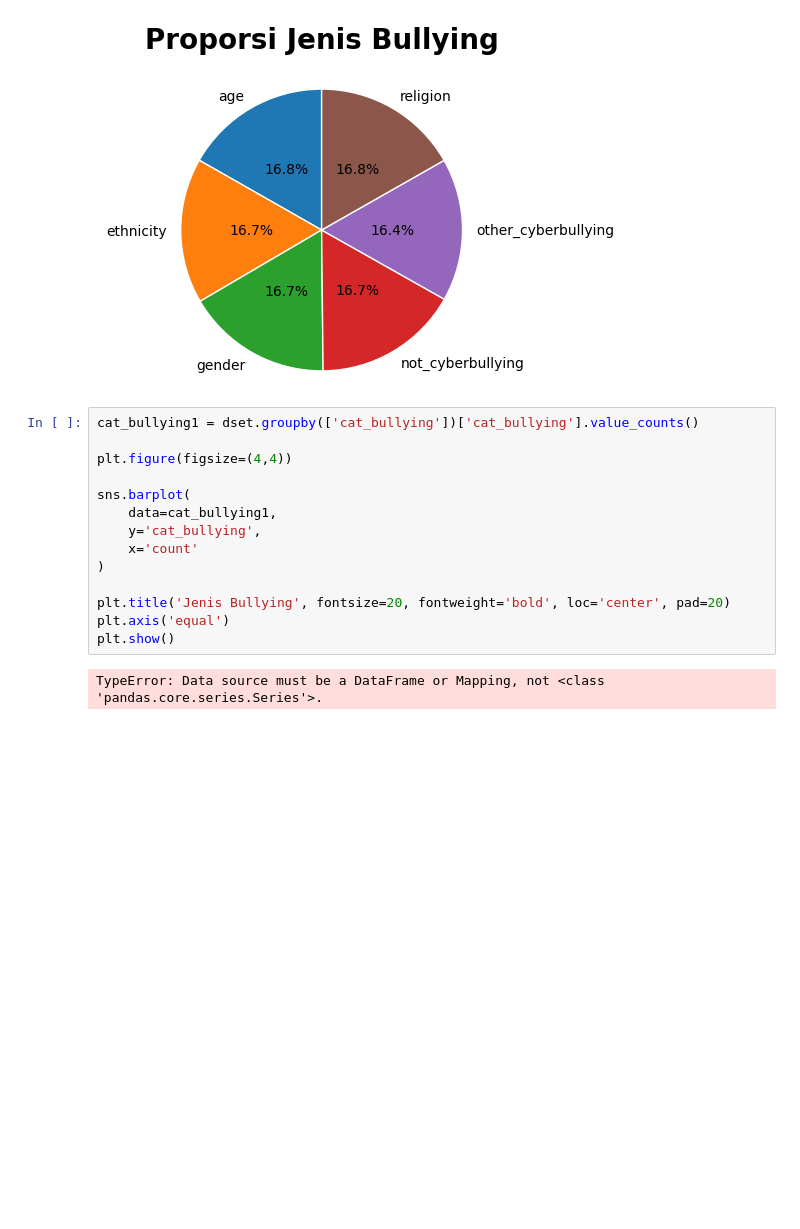
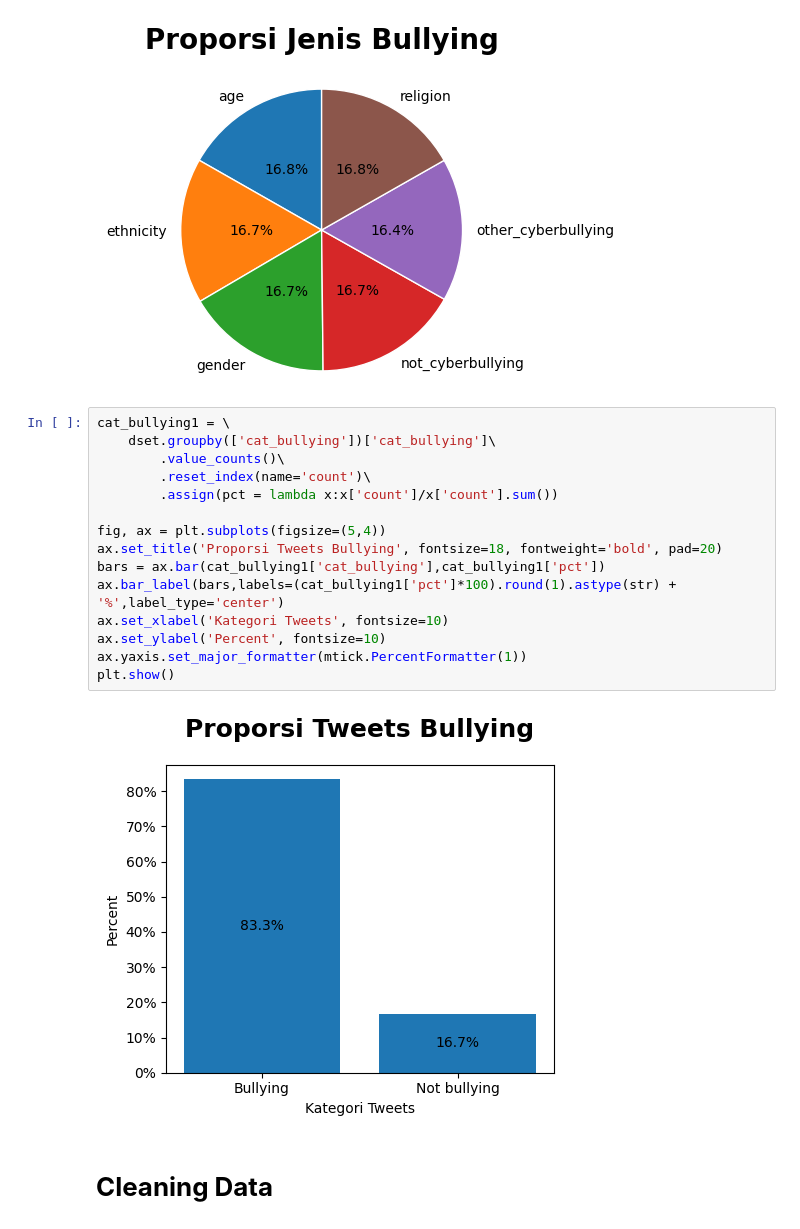
Before and after one commit to ferdycov/calsify_bullying, a Jupyter notebook: dev.ipynb, the cells around one changed output. Saved outputs shown, nothing was run; the diff lists cells and outputs as text; blank space fills up the shorter version.

```diff
--- a/dev.ipynb
+++ b/dev.ipynb
@@ -174,18 +160,21 @@ plt.show()
 # %% [output]
 [figure]
 # %%
-cat_bullying1 = dset.groupby(['cat_bullying'])['cat_bullying'].value_counts()
+cat_bullying1 = \
+    dset.groupby(['cat_bullying'])['cat_bullying']\
+        .value_counts()\
+        .reset_index(name='count')\
+        .assign(pct = lambda x:x['count']/x['count'].sum())
 
-plt.figure(figsize=(4,4))
-
-sns.barplot(
-    data=cat_bullying1,
-    y='cat_bullying',
-    x='count'
-)
-
-plt.title('Jenis Bullying', fontsize=20, fontweight='bold', loc='center', pad=20)
-plt.axis('equal')
+fig, ax = plt.subplots(figsize=(5,4))
+ax.set_title('Proporsi Tweets Bullying', fontsize=18, fontweight='bold', pad=20)
+bars = ax.bar(cat_bullying1['cat_bullying'],cat_bullying1['pct'])
+ax.bar_label(bars,labels=(cat_bullying1['pct']*100).round(1).astype(str) + '%',label_type='center')
+ax.set_xlabel('Kategori Tweets', fontsize=10)
+ax.set_ylabel('Percent', fontsize=10)
+ax.yaxis.set_major_formatter(mtick.PercentFormatter(1))
 plt.show()
 # %% [output]
-TypeError: Data source must be a DataFrame or Mapping, not <class 'pandas.core.series.Series'>.
+[figure, added]
+# %% [markdown]
+# **Cleaning Data**
```
Also changed, not shown: parts of 3 cells of this notebook.
